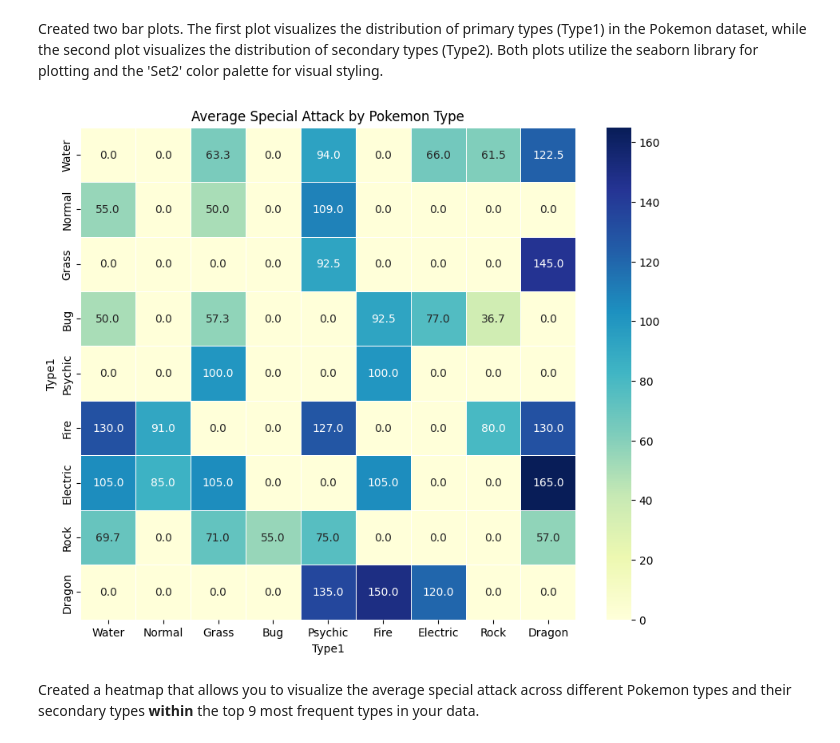
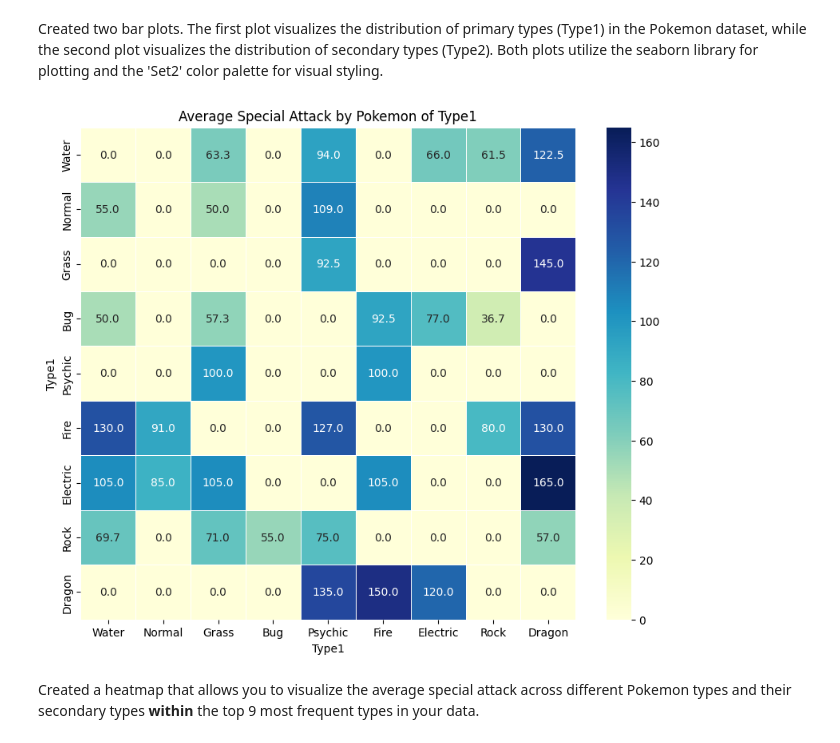
Before and after one commit to PVNgopal07/Machine-Learning, a Jupyter notebook: EDA(assignment).ipynb, the cells around one changed output. Cells and saved outputs as stored; diff of their text form; code cells hidden in the pictures.

```diff
--- a/EDA(assignment).ipynb
+++ b/EDA(assignment).ipynb
@@ -157,20 +157,20 @@ Both plots utilize the seaborn library for plotting and the 'Set2' color palette
 # %%
 top_9_types = pokemon['Type1'].value_counts().nlargest(9).index
 
 pokemon_filtered = pokemon[pokemon['Type1'].isin(top_9_types)]
 
 heatmap_data = pokemon_filtered.pivot_table(index='Type1', columns='Type2', values='Sp. Atk', aggfunc='mean')
 
 heatmap_data = heatmap_data.fillna(0)
 
 heatmap_data = heatmap_data.loc[top_9_types, top_9_types]
 
 plt.figure(figsize=(10, 8))
 sns.heatmap(heatmap_data, annot=True, fmt=".1f", cmap="YlGnBu", linewidths=.5)
-plt.title('Average Special Attack by Pokemon Type')
+plt.title('Average Special Attack by Pokemon of Type1')
 plt.show()
 # %% [output]
-[figure, old version]
+[figure, new version]
 # %% [markdown]
  Created a heatmap that allows you to visualize the average special attack across different Pokemon types and their secondary types **within** the top 9 most frequent types in your data.
 # %%
```
Also changed, not shown: parts of 7 cells of this notebook.
